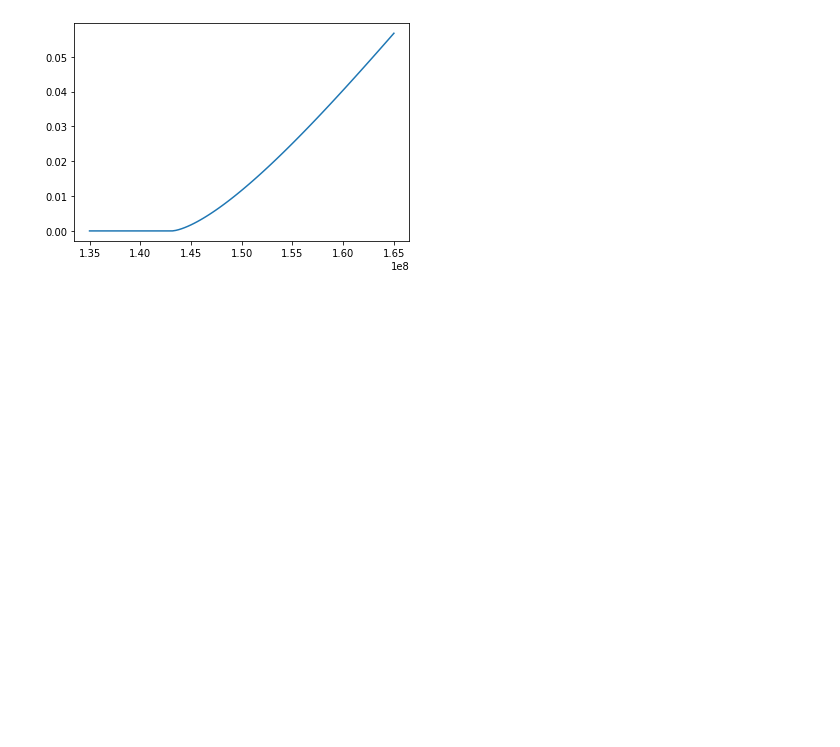
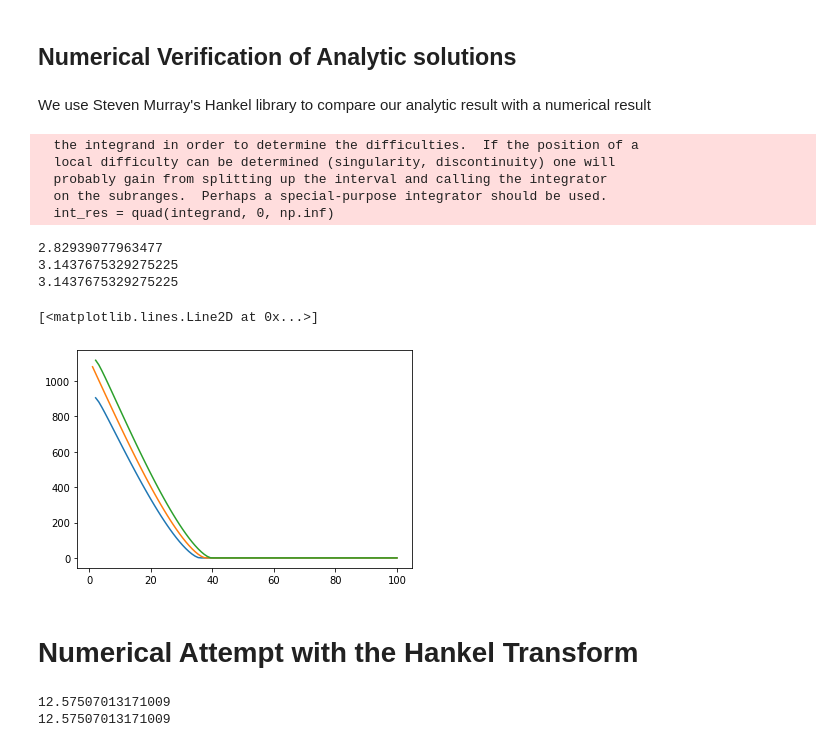
Before and after one commit to ronniyjoseph/Hybrid-Calibration, a Jupyter notebook: Notebooks/Airy Beam Properties.ipynb, the cells around one changed output. Cells and saved outputs as stored; diff of their text form; code cells hidden in the pictures; blank space fills up the shorter version.

```diff
--- a/Notebooks/Airy Beam Properties.ipynb
+++ b/Notebooks/Airy Beam Properties.ipynb
@@ -4,0 +41,63 @@ from matplotlib import pyplot as plt
+# %% [markdown]
+## Numerical Verification of Analytic solutions
+# %% [markdown]
+We use Steven Murray's Hankel library to compare our analytic result with a numerical result
+# %%
+ht = HankelTransform(
+    nu= 0,     # The order of the bessel function
+    N = 120,   # Number of steps in the integration
+    h = 0.03   # Proxy for "size" of steps in integration
+)
+
+u = np.linspace(0, 100, 100)
+function = lambda
+numerical = ht.transform(, u)
+# %% [output]
+  the integrand in order to determine the difficulties.  If the position of a
+  local difficulty can be determined (singularity, discontinuity) one will
+  probably gain from splitting up the interval and calling the integrator
+  on the subranges.  Perhaps a special-purpose integrator should be used.
+  int_res = quad(integrand, 0, np.inf)
+# %%
+from scipy.constants import c
+def convolve(r, r1 = 2, r2 = 3):
+
+    beam = r1*np.arccos((r**2 + r1**2 - r2**2)/(2*r*r1)) - (r**2 + r1**2 - r2**2)/(2*r)*np.sqrt(1-(r**2 + r1**2 - r2**2)/(2*r*r1))
+    return beam
+
+
+def geometric(r, d=6, nu2=150e6, nu1=150e6):
+    k1 = 2*np.pi*nu1/c
+    k2 = 2*np.pi*nu2/c
+    b = d**2*(k1**2 - k2**2)
+
+    beam = np.zeros_like(r)
+    r0 = r[( (k1 - k2)*d <= r) & (r <= (k1 + k2)*d) ]
+
+    a1 = (k1*d)**2*(np.arccos((r0**2 + b)/(2*r0*k1*d) ) - (r0**2 + b)/(2*r0*k1*d)*np.sqrt(1 - ((r0**2 + b)/(2*r0*k1*d))**2))
+    a2 = (k2*d)**2*(np.arccos((r0**2 - b)/(2*r0*k2*d) ) - (r0**2 - b)/(2*r0*k2*d)*np.sqrt(1 - ((r0**2 - b)/(2*r0*k2*d))**2))
+
+    beam[:] = np.nan
+    beam[r < (k1 - k2)*d] = np.pi*(k1*d)**2
+    beam[(r >= (k1 - k2)*d ) & (r <= (k1 + k2)*d) ] = a1 + a2
+    beam[r > (k1 + k2)*d] = 0
+    return beam
+# %%
+r = np.linspace(0, 100, 100)
+beam1 = geometric(r, nu1=135e6, nu2=150e6)
+beam2 = geometric(r, nu1=150e6, nu2=150e6)
+beam3 = geometric(r, nu1=150e6, nu2=165e6)
+
+plt.plot(r, beam1)
+plt.plot(r, beam2)
+plt.plot(r, beam3)
+
+# plt.plot(r, np.zeros_like(r) + np.pi*4/4)
+# %% [output]
+2.82939077963477
+3.1437675329275225
+3.1437675329275225
+[<matplotlib.lines.Line2D at 0x...>]
+[figure, added]
+# %% [markdown]
+# Numerical Attempt with the Hankel Transform
@@ -10,9 +118 @@ def otf_pupil(u, d=4, frequency=150e6):
     return response
-# %%
-u = np.linspace(0, 20, 100)
-f = np.linspace(150-15, 150+15, 100)*1e6
-r = otf_pupil(u=12, d = 4, frequency=f )
-plt.plot(f,r)
-plt.show()
-# %% [output]
-[figure, removed]
@@ -18,0 +140,5 @@ plt.show()
+# %%
+hhat = ht.transform(f,u*2*np.pi, ret_err=False)              # Return the transform of f at k.
+# %% [output]
+12.57507013171009
+12.57507013171009
```
Also changed, not shown: parts of 20 cells of this notebook, 8 other files.
